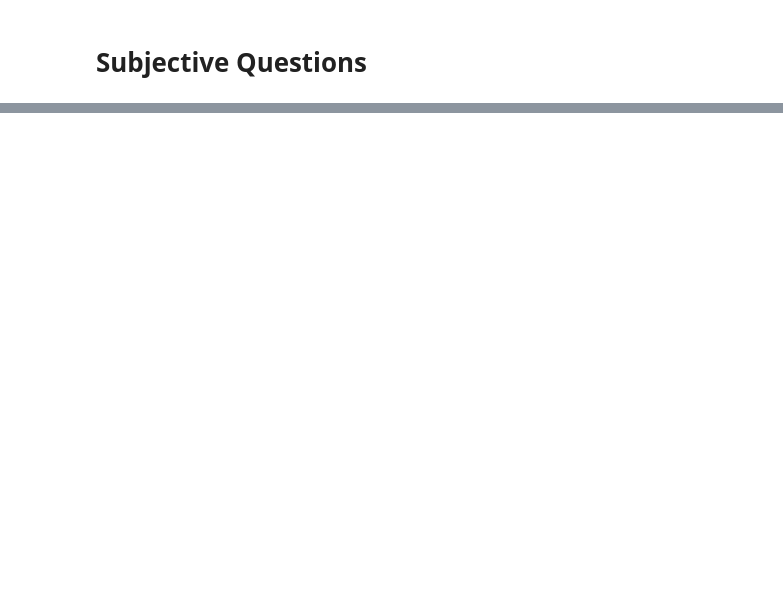
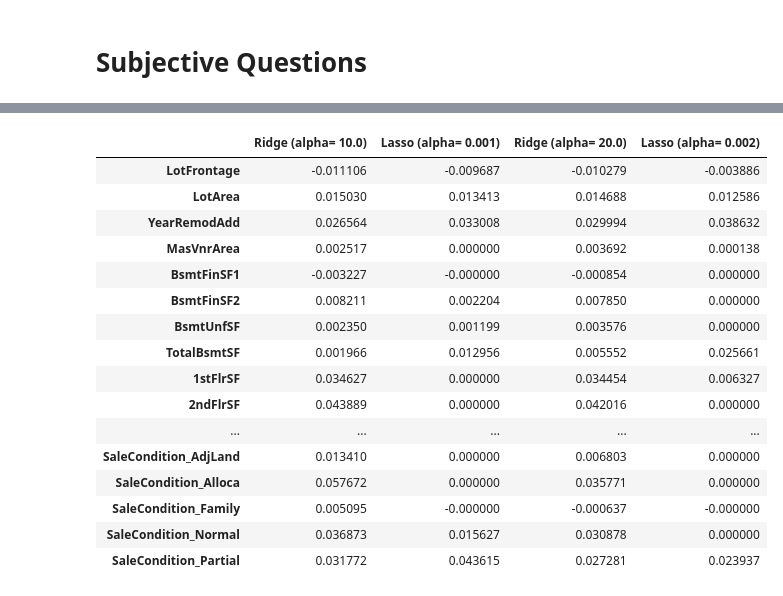
Before and after one commit to chitra-psg/house_price_prediction, a Jupyter notebook: HousingPrediction_RidgeLasso.ipynb, the cells around one changed output, grey strips where cells are left out. Saved outputs shown, nothing was run; the diff lists cells and outputs as text; code cells hidden in the pictures; blank space fills up the shorter version.

```diff
--- a/HousingPrediction_RidgeLasso.ipynb
+++ b/HousingPrediction_RidgeLasso.ipynb
@@ -395,6 +396,6 @@ for i, col in enumerate(col_X_numeric):
 # %%
-## Drop the columns
-df_house.drop(['PoolArea', 'EnclosedPorch','3SsnPorch', 'ScreenPorch','MiscVal','LotArea','MasVnrArea','BsmtFinSF2','LowQualFinSF','BsmtHalfBath','KitchenAbvGr'], axis=1, inplace=True)
+
+#df_house.drop(['LotArea','MasVnrArea','BsmtFinSF2', 'LowQualFinSF','BsmtHalfBath','KitchenAbvGr', 'GarageYrBlt', 'EnclosedPorch','3SsnPorch', 'ScreenPorch', 'PoolArea', 'MiscVal'], axis=1, inplace=True)
 # %%
 # CATEGORICAL COLUMN ANALYSIS
 for i, col in enumerate(col_X_category):
@@ -438,3 +476,8 @@ df_house.head()
+# %%
+df_X_house = df_house.drop("SalePrice" ,axis= 1)
+
+col_X_category = df_X_house.select_dtypes(include=['object']).columns
+col_X_numeric = df_X_house.select_dtypes(include=['int64','float64']).columns
 # %%
 # Preparing Test and Train Set
 
@@ -595,16 +780,16 @@ plt.show()
 # %%
 params = {'alpha': [20]}
 
-ridge_final_model, ridge_y_train, ridge_y_predicted, ridge_alpha = BuildRidgeOrLassoModel(X_train, y_train, X_test, params, model='ridge')
+ridge_q1_model, ridge_y_train, ridge_y_predicted, ridge_alpha = BuildRidgeOrLassoModel(X_train, y_train, X_test, params, model='ridge')
 
 print('Features and Coefficients\n')
 # lasso model parameters
-model_parameters = list(ridge_final_model.coef_)
-model_parameters.insert(0, ridge_final_model.intercept_)
-model_parameters = [round(x, 3) for x in model_parameters]
+q1_r_model_parameters = list(ridge_q1_model.coef_)
+q1_r_model_parameters.insert(0, ridge_q1_model.intercept_)
+q1_r_model_parameters = [round(x, 3) for x in q1_r_model_parameters]
 cols = X.columns
 cols = cols.insert(0, "constant")
 ridge_selected_features = []
-for k,v in sorted(list(zip(model_parameters,cols)), key=lambda x:abs(x[0]), reverse=True)[1:31]:
+for k,v in sorted(list(zip(q1_r_model_parameters,cols)), key=lambda x:abs(x[0]), reverse=True)[1:31]:
     ridge_selected_features.append(v)
-sorted(list(zip(model_parameters,cols)), key=lambda x:abs(x[0]), reverse=True)
+sorted(list(zip(q1_r_model_parameters,cols)), key=lambda x:abs(x[0]), reverse=True)
@@ -611,16 +823,16 @@ sorted(list(zip(model_parameters,cols)), key=lambda x:abs(x[0]), reverse=True)
 # %%
 params = {'alpha': [0.002]}
 
-lasso_final_model, lasso_y_train, lasso_y_predicted, lasso_alpha = BuildRidgeOrLassoModel(X_train, y_train, X_test, params, model='lasso')
+lasso_q1_model, lasso_y_train, lasso_y_predicted, lasso_alpha = BuildRidgeOrLassoModel(X_train, y_train, X_test, params, model='lasso')
 
 print('Features and Coefficients\n')
 # lasso model parameters
-model_parameters = list(lasso_final_model.coef_)
-model_parameters.insert(0, lasso_final_model.intercept_)
-model_parameters = [round(x, 3) for x in model_parameters]
+q1_l_model_parameters = list(lasso_q1_model.coef_)
+q1_l_model_parameters.insert(0, lasso_q1_model.intercept_)
+q1_l_model_parameters = [round(x, 3) for x in q1_l_model_parameters]
 cols = X.columns
 cols = cols.insert(0, "constant")
 lasso_selected_features = []
-for k,v in sorted(list(zip(model_parameters,cols)), key=lambda x:abs(x[0]), reverse=True)[1:31]:
+for k,v in sorted(list(zip(q1_l_model_parameters,cols)), key=lambda x:abs(x[0]), reverse=True)[1:31]:
     lasso_selected_features.append(v)
-sorted(list(zip(model_parameters,cols)), key=lambda x:abs(x[0]), reverse=True)
+sorted(list(zip(q1_l_model_parameters,cols)), key=lambda x:abs(x[0]), reverse=True)
@@ -626,0 +866,28 @@ sorted(list(zip(model_parameters,cols)), key=lambda x:abs(x[0]), reverse=True)
+# %%
+q1_model_coefficients = pd.DataFrame(index=X_test.columns)
+q1_model_coefficients.rows = X_test.columns
+
+q1_model_coefficients['Ridge (alpha= 10.0)'] = ridge_final_model.coef_
+q1_model_coefficients['Lasso (alpha= 0.001)'] = lasso_final_model.coef_
+q1_model_coefficients['Ridge (alpha= 20.0)'] = ridge_q1_model.coef_
+q1_model_coefficients['Lasso (alpha= 0.002)'] = lasso_q1_model.coef_
+pd.set_option('display.max_rows', None)
+q1_model_coefficients
+# %% [output]
+|  | Ridge (alpha= 10.0) | Lasso (alpha= 0.001) | Ridge (alpha= 20.0) | Lasso (alpha= 0.002) |
+| LotFrontage | -0.011106 | -0.009687 | -0.010279 | -0.003886 |
+| LotArea | 0.015030 | 0.013413 | 0.014688 | 0.012586 |
+| YearRemodAdd | 0.026564 | 0.033008 | 0.029994 | 0.038632 |
+| MasVnrArea | 0.002517 | 0.000000 | 0.003692 | 0.000138 |
+| BsmtFinSF1 | -0.003227 | -0.000000 | -0.000854 | 0.000000 |
+| BsmtFinSF2 | 0.008211 | 0.002204 | 0.007850 | 0.000000 |
+| BsmtUnfSF | 0.002350 | 0.001199 | 0.003576 | 0.000000 |
+| TotalBsmtSF | 0.001966 | 0.012956 | 0.005552 | 0.025661 |
+| 1stFlrSF | 0.034627 | 0.000000 | 0.034454 | 0.006327 |
+| 2ndFlrSF | 0.043889 | 0.000000 | 0.042016 | 0.000000 |
+| ... | ... | ... | ... | ... |
+| SaleCondition_AdjLand | 0.013410 | 0.000000 | 0.006803 | 0.000000 |
+| SaleCondition_Alloca | 0.057672 | 0.000000 | 0.035771 | 0.000000 |
+| SaleCondition_Family | 0.005095 | -0.000000 | -0.000637 | -0.000000 |
+| SaleCondition_Normal | 0.036873 | 0.015627 | 0.030878 | 0.000000 |
+| SaleCondition_Partial | 0.031772 | 0.043615 | 0.027281 | 0.023937 |
```
Also changed, not shown: parts of 36 cells of this notebook.
